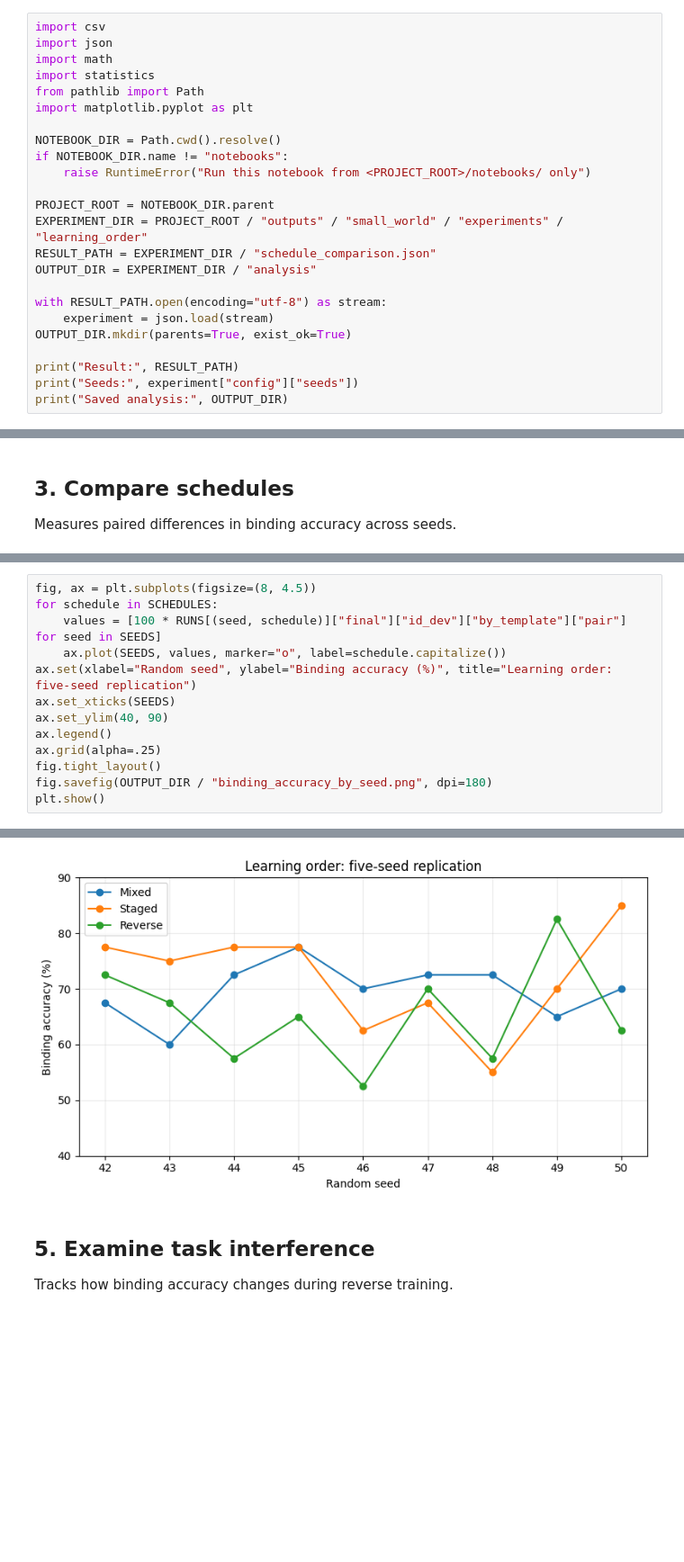
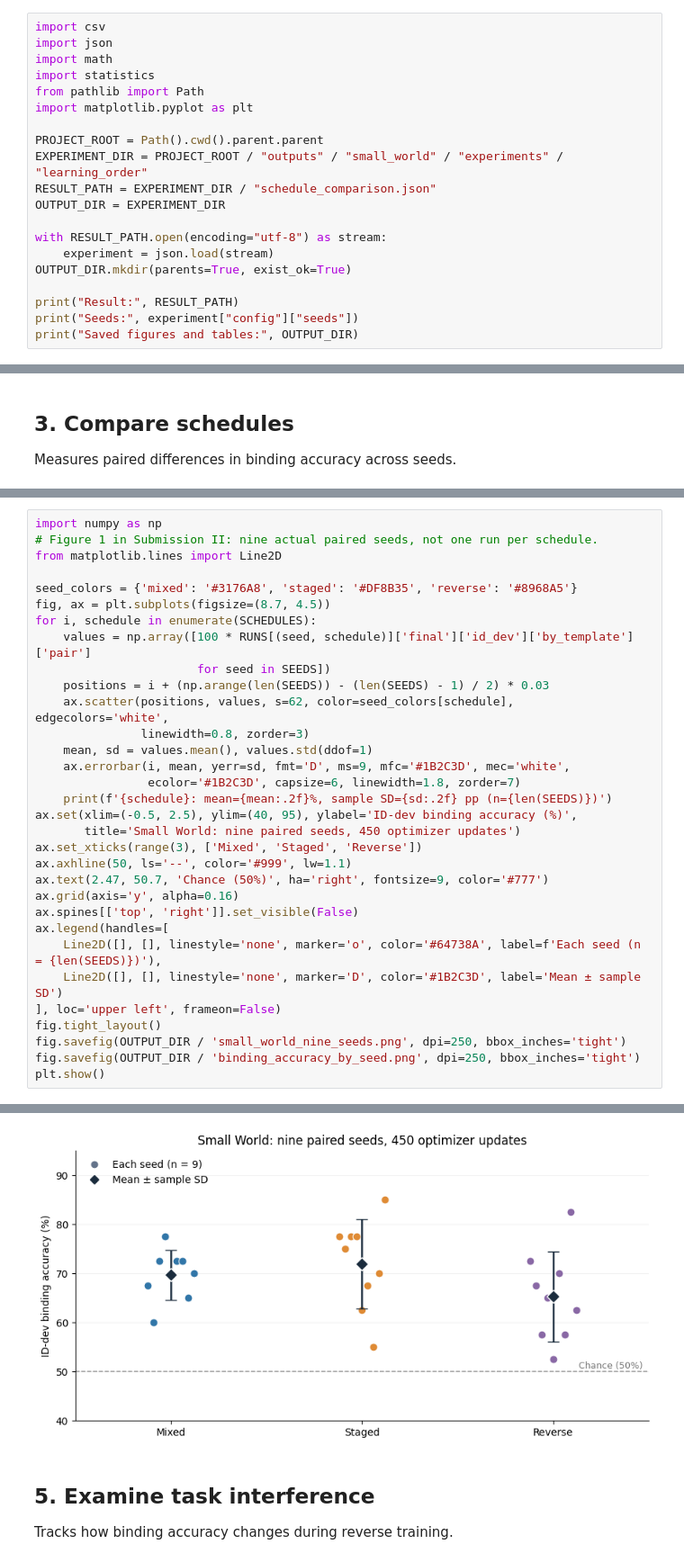
Before and after one commit to AIVIETNAM-AIO-LQThai/The-order-of-Learning, a Jupyter notebook: notebooks/small_world/nine_seeds.ipynb, the cells around one changed output, grey strips where cells are left out. Shown at 90% size. Cells and saved outputs as stored; diff of their text form; blank space fills up the shorter version.

Commit message:
Fix nine-seed analysis and regenerate Small World figures

```diff
--- a/notebooks/small_world/nine_seeds.ipynb
+++ b/notebooks/small_world/nine_seeds.ipynb
@@ -21,14 +10,10 @@ import statistics
 from pathlib import Path
 import matplotlib.pyplot as plt
 
-NOTEBOOK_DIR = Path.cwd().resolve()
-if NOTEBOOK_DIR.name != "notebooks":
-    raise RuntimeError("Run this notebook from <PROJECT_ROOT>/notebooks/ only")
-
-PROJECT_ROOT = NOTEBOOK_DIR.parent
+PROJECT_ROOT = Path().cwd().parent.parent
 EXPERIMENT_DIR = PROJECT_ROOT / "outputs" / "small_world" / "experiments" / "learning_order"
 RESULT_PATH = EXPERIMENT_DIR / "schedule_comparison.json"
-OUTPUT_DIR = EXPERIMENT_DIR / "analysis"
+OUTPUT_DIR = EXPERIMENT_DIR
 
 with RESULT_PATH.open(encoding="utf-8") as stream:
     experiment = json.load(stream)
@@ -36,5 +21,5 @@ OUTPUT_DIR.mkdir(parents=True, exist_ok=True)
 
 print("Result:", RESULT_PATH)
 print("Seeds:", experiment["config"]["seeds"])
-print("Saved analysis:", OUTPUT_DIR)
+print("Saved figures and tables:", OUTPUT_DIR)
 # %% [output]
@@ -126,14 +111,33 @@ Shows how each schedule performs across the five seeds.
 # %%
-fig, ax = plt.subplots(figsize=(8, 4.5))
-for schedule in SCHEDULES:
-    values = [100 * RUNS[(seed, schedule)]["final"]["id_dev"]["by_template"]["pair"] for seed in SEEDS]
-    ax.plot(SEEDS, values, marker="o", label=schedule.capitalize())
-ax.set(xlabel="Random seed", ylabel="Binding accuracy (%)", title="Learning order: five-seed replication")
-ax.set_xticks(SEEDS)
-ax.set_ylim(40, 90)
-ax.legend()
-ax.grid(alpha=.25)
+import numpy as np
+# Figure 1 in Submission II: nine actual paired seeds, not one run per schedule.
+from matplotlib.lines import Line2D
+
+seed_colors = {'mixed': '#3176A8', 'staged': '#DF8B35', 'reverse': '#8968A5'}
+fig, ax = plt.subplots(figsize=(8.7, 4.5))
+for i, schedule in enumerate(SCHEDULES):
+    values = np.array([100 * RUNS[(seed, schedule)]['final']['id_dev']['by_template']['pair']
+                       for seed in SEEDS])
+    positions = i + (np.arange(len(SEEDS)) - (len(SEEDS) - 1) / 2) * 0.03
+    ax.scatter(positions, values, s=62, color=seed_colors[schedule], edgecolors='white',
+               linewidth=0.8, zorder=3)
+    mean, sd = values.mean(), values.std(ddof=1)
+    ax.errorbar(i, mean, yerr=sd, fmt='D', ms=9, mfc='#1B2C3D', mec='white',
+                ecolor='#1B2C3D', capsize=6, linewidth=1.8, zorder=7)
+    print(f'{schedule}: mean={mean:.2f}%, sample SD={sd:.2f} pp (n={len(SEEDS)})')
+ax.set(xlim=(-0.5, 2.5), ylim=(40, 95), ylabel='ID-dev binding accuracy (%)',
+       title='Small World: nine paired seeds, 450 optimizer updates')
+ax.set_xticks(range(3), ['Mixed', 'Staged', 'Reverse'])
+ax.axhline(50, ls='--', color='#999', lw=1.1)
+ax.text(2.47, 50.7, 'Chance (50%)', ha='right', fontsize=9, color='#777')
+ax.grid(axis='y', alpha=0.16)
+ax.spines[['top', 'right']].set_visible(False)
+ax.legend(handles=[
+    Line2D([], [], linestyle='none', marker='o', color='#64738A', label=f'Each seed (n = {len(SEEDS)})'),
+    Line2D([], [], linestyle='none', marker='D', color='#1B2C3D', label='Mean ± sample SD')
+], loc='upper left', frameon=False)
 fig.tight_layout()
-fig.savefig(OUTPUT_DIR / "binding_accuracy_by_seed.png", dpi=180)
+fig.savefig(OUTPUT_DIR / 'small_world_nine_seeds.png', dpi=250, bbox_inches='tight')
+fig.savefig(OUTPUT_DIR / 'binding_accuracy_by_seed.png', dpi=250, bbox_inches='tight')
 plt.show()
 # %% [output]
@@ -140,4 +147,4 @@ plt.show()
-[figure, old version]
+[figure, new version]
 # %% [markdown]
 ## 5. Examine task interference
 
```
Also changed, not shown: parts of 8 cells of this notebook, 12 other files.
